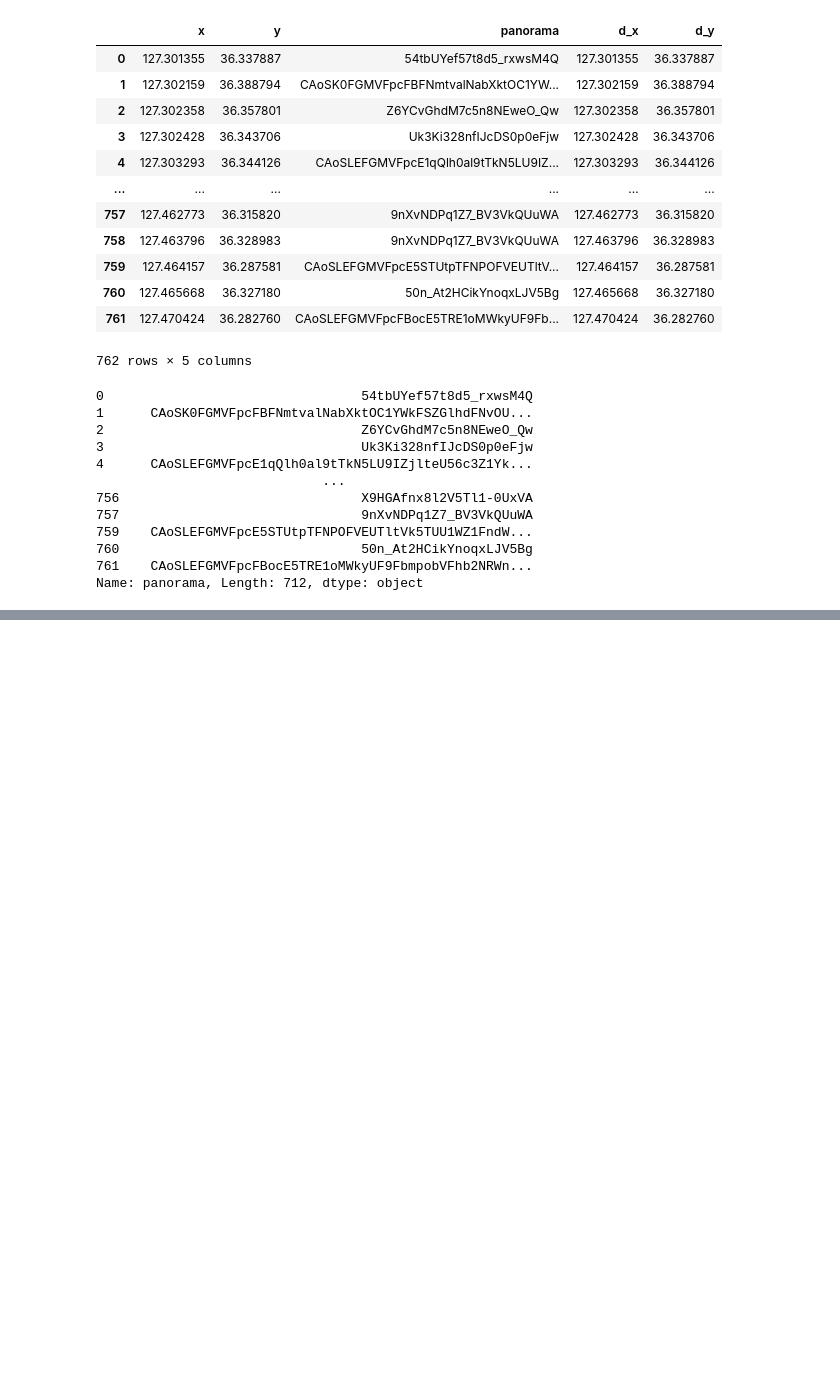
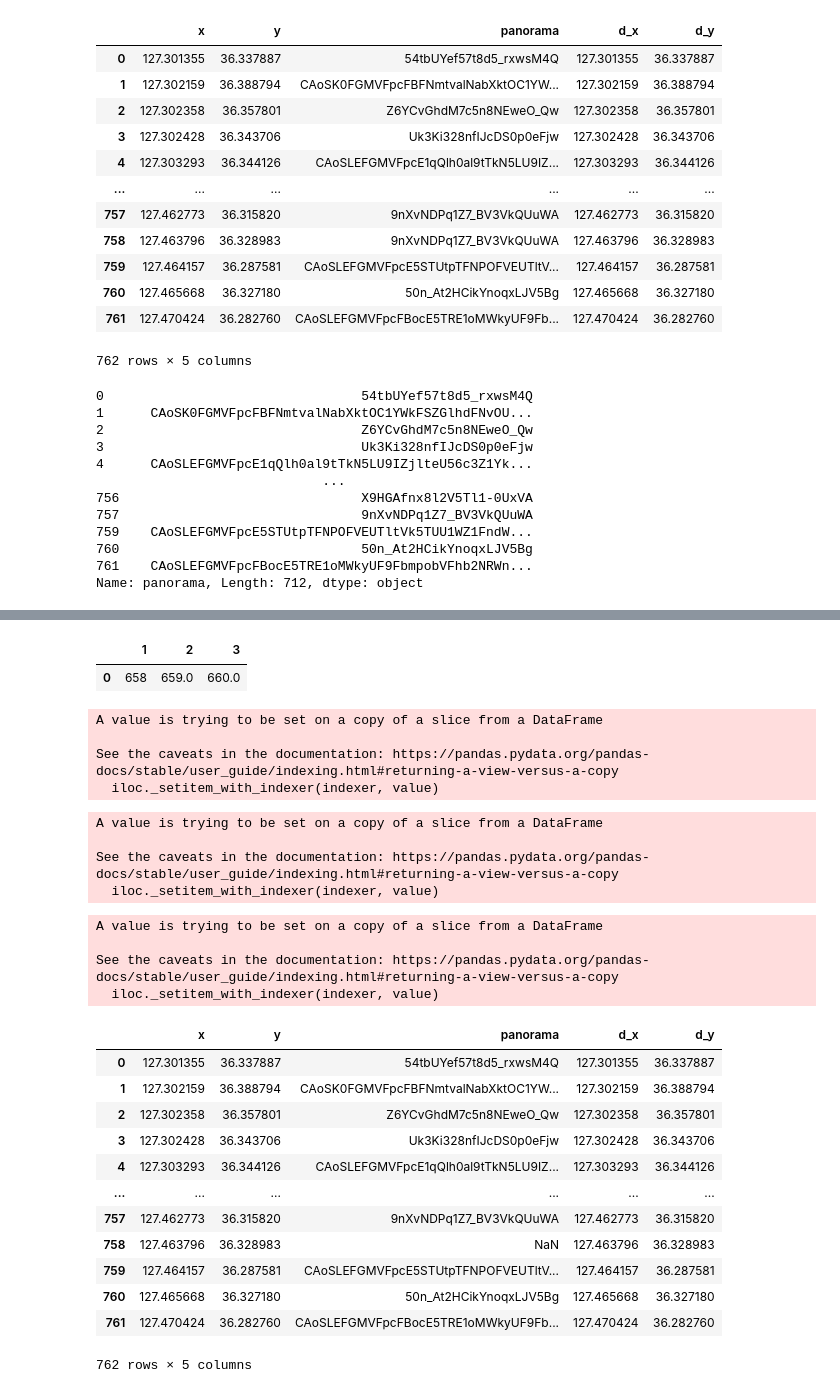
Before and after one commit to Ash-Stat/An-Si-Hyun, a Jupyter notebook: 대전연구.ipynb, the cells around one changed output, grey strips where cells are left out. Drawn from its saved outputs; the diff is of its cells as text; code cells hidden in the pictures; blank space fills up the shorter version.

```diff
--- a/대전연구.ipynb
+++ b/대전연구.ipynb
@@ -281,0 +369,3 @@ Name: panorama, Length: 712, dtype: object
+# %%
+empty=empty.drop([0],axis=1)
+empty
@@ -281,0 +390,49 @@ Name: panorama, Length: 712, dtype: object
+# %%
+empty_drop=empty.dropna()
+empty_drop
+# %% [output]
+|  | 1 | 2 | 3 |
+| 0 | 658 | 659.0 | 660.0 |
+# %%
+import numpy as np #결측값으로 만들어버리는 과정
+for n in empty[1]:
+  location['panorama'].loc[n] = np.nan
+# %% [output]
+A value is trying to be set on a copy of a slice from a DataFrame
+
+See the caveats in the documentation: https://pandas.pydata.org/pandas-docs/stable/user_guide/indexing.html#returning-a-view-versus-a-copy
+  iloc._setitem_with_indexer(indexer, value)
+# %%
+empty_drop2=empty[2].dropna()
+for n2 in empty_drop2:
+  location['panorama'].loc[n2] = np.nan
+# %% [output]
+A value is trying to be set on a copy of a slice from a DataFrame
+
+See the caveats in the documentation: https://pandas.pydata.org/pandas-docs/stable/user_guide/indexing.html#returning-a-view-versus-a-copy
+  iloc._setitem_with_indexer(indexer, value)
+# %%
+empty_drop3=empty[3].dropna()
+for n3 in empty_drop3:
+  location['panorama'].loc[n3] = np.nan
+# %% [output]
+A value is trying to be set on a copy of a slice from a DataFrame
+
+See the caveats in the documentation: https://pandas.pydata.org/pandas-docs/stable/user_guide/indexing.html#returning-a-view-versus-a-copy
+  iloc._setitem_with_indexer(indexer, value)
+# %%
+location
+# %% [output]
+|  | x | y | panorama | d_x | d_y |
+| 0 | 127.301355 | 36.337887 | 54tbUYef57t8d5_rxwsM4Q | 127.301355 | 36.337887 |
+| 1 | 127.302159 | 36.388794 | CAoSK0FGMVFpcFBFNmtvalNabXktOC1YW... | 127.302159 | 36.388794 |
+| 2 | 127.302358 | 36.357801 | Z6YCvGhdM7c5n8NEweO_Qw | 127.302358 | 36.357801 |
+| 3 | 127.302428 | 36.343706 | Uk3Ki328nfIJcDS0p0eFjw | 127.302428 | 36.343706 |
+| 4 | 127.303293 | 36.344126 | CAoSLEFGMVFpcE1qQlh0al9tTkN5LU9IZ... | 127.303293 | 36.344126 |
+| ... | ... | ... | ... | ... | ... |
+| 757 | 127.462773 | 36.315820 | 9nXvNDPq1Z7_BV3VkQUuWA | 127.462773 | 36.315820 |
+| 758 | 127.463796 | 36.328983 | NaN | 127.463796 | 36.328983 |
+| 759 | 127.464157 | 36.287581 | CAoSLEFGMVFpcE5STUtpTFNPOFVEUTltV... | 127.464157 | 36.287581 |
+| 760 | 127.465668 | 36.327180 | 50n_At2HCikYnoqxLJV5Bg | 127.465668 | 36.327180 |
+| 761 | 127.470424 | 36.282760 | CAoSLEFGMVFpcFBocE5TRE1oMWkyUF9Fb... | 127.470424 | 36.282760 |
+762 rows × 5 columns
```
Also changed, not shown: parts of 6 cells of this notebook.
